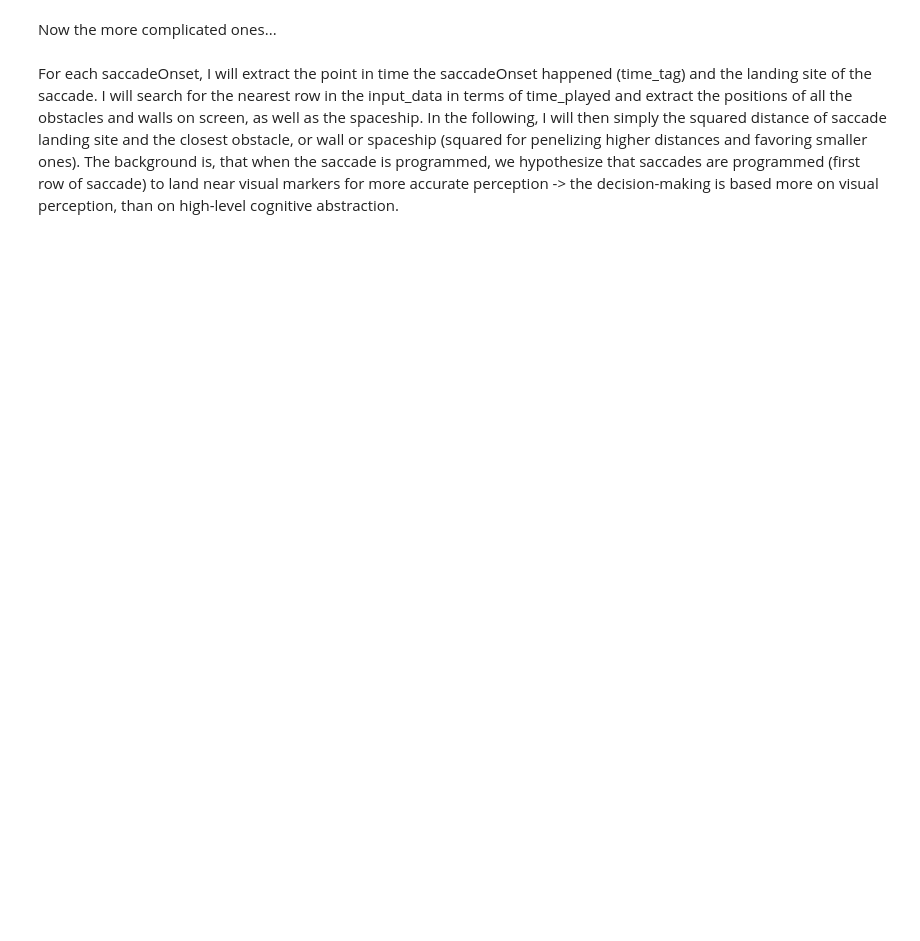
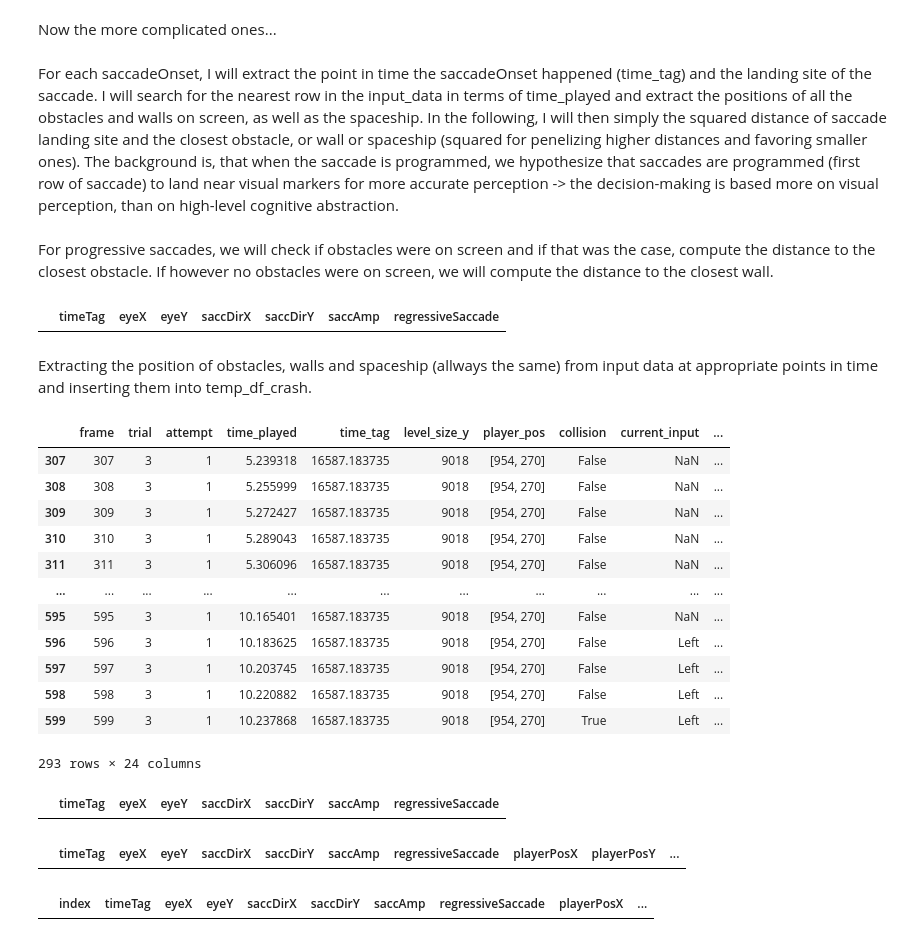
Before and after one commit to nilsheinrich/eye_movement_analysis_moonlander, a Jupyter notebook: situational_analysis.ipynb, the cells around one changed output. Drawn from its saved outputs; the diff is of its cells as text; code cells hidden in the pictures; blank space fills up the shorter version.

```diff
--- a/situational_analysis.ipynb
+++ b/situational_analysis.ipynb
@@ -324,3 +683,5 @@ Name: saccade_amplitude, dtype: float64
 Now the more complicated ones...
 # %% [markdown]
 For each saccadeOnset, I will extract the point in time the saccadeOnset happened (time_tag) and the landing site of the saccade. I will search for the nearest row in the input_data in terms of time_played and extract the positions of all the obstacles and walls on screen, as well as the spaceship. In the following, I will then simply the squared distance of saccade landing site and the closest obstacle, or wall or spaceship (squared for penelizing higher distances and favoring smaller ones). The background is, that when the saccade is programmed, we hypothesize that saccades are programmed (first row of saccade) to land near visual markers for more accurate perception -> the decision-making is based more on visual perception, than on high-level cognitive abstraction.
+# %% [markdown]
+For progressive saccades, we will check if obstacles were on screen and if that was the case, compute the distance to the closest obstacle. If however no obstacles were on screen, we will compute the distance to the closest wall.
@@ -326,0 +716,47 @@ For each saccadeOnset, I will extract the point in time the saccadeOnset happene
+# %%
+# Putting together the temporary saccade dataFrame
+temp = {'timeTag': timeTags, 'eyeX': eyeX, 'eyeY': eyeY, 'saccDirX': saccDirX, 'saccDirY': saccDirY, 'saccAmp': saccAmps}
+temp_df_crash = pd.DataFrame(data=temp)
+
+# flagging regressive saccades
+temp_df_crash['regressiveSaccade'] = np.where(temp_df_crash['saccDirY']< 0, True, False)
+
+temp_df_crash
+# %% [output]
+|  | timeTag | eyeX | eyeY | saccDirX | saccDirY | saccAmp | regressiveSaccade |
+# %% [markdown]
+Extracting the position of obstacles, walls and spaceship (allways the same) from input data at appropriate points in time and inserting them into temp_df_crash.
+# %%
+input_data_ = input_data[input_data.time_played.between(start_time, end_time)]
+input_data_
+# %% [output]
+|  | frame | trial | attempt | time_played | time_tag | level_size_y | player_pos | collision | current_input | ... |
+| 307 | 307 | 3 | 1 | 5.239318 | 16587.183735 | 9018 | [954, 270] | False | NaN | ... |
+| 308 | 308 | 3 | 1 | 5.255999 | 16587.183735 | 9018 | [954, 270] | False | NaN | ... |
+| 309 | 309 | 3 | 1 | 5.272427 | 16587.183735 | 9018 | [954, 270] | False | NaN | ... |
+| 310 | 310 | 3 | 1 | 5.289043 | 16587.183735 | 9018 | [954, 270] | False | NaN | ... |
+| 311 | 311 | 3 | 1 | 5.306096 | 16587.183735 | 9018 | [954, 270] | False | NaN | ... |
+| ... | ... | ... | ... | ... | ... | ... | ... | ... | ... | ... |
+| 595 | 595 | 3 | 1 | 10.165401 | 16587.183735 | 9018 | [954, 270] | False | NaN | ... |
+| 596 | 596 | 3 | 1 | 10.183625 | 16587.183735 | 9018 | [954, 270] | False | Left | ... |
+| 597 | 597 | 3 | 1 | 10.203745 | 16587.183735 | 9018 | [954, 270] | False | Left | ... |
+| 598 | 598 | 3 | 1 | 10.220882 | 16587.183735 | 9018 | [954, 270] | False | Left | ... |
+| 599 | 599 | 3 | 1 | 10.237868 | 16587.183735 | 9018 | [954, 270] | True | Left | ... |
+293 rows × 24 columns
+# %%
+temp_df_crash
+# %% [output]
+|  | timeTag | eyeX | eyeY | saccDirX | saccDirY | saccAmp | regressiveSaccade |
+# %%
+temp_df_crash['playerPosX'] = [np.nan]*len(temp_df_crash)
+temp_df_crash['playerPosY'] = [np.nan]*len(temp_df_crash)
+#temp_df_crash['wallPos'] = [np.nan]*len(temp_df_crash)
+temp_df_crash['obstaclesPos'] = [np.nan]*len(temp_df_crash)
+temp_df_crash
+# %% [output]
+|  | timeTag | eyeX | eyeY | saccDirX | saccDirY | saccAmp | regressiveSaccade | playerPosX | playerPosY | ... |
+# %%
+temp_df_crash = temp_df_crash.reset_index()
+temp_df_crash
+# %% [output]
+|  | index | timeTag | eyeX | eyeY | saccDirX | saccDirY | saccAmp | regressiveSaccade | playerPosX | ... |
```
Also changed, not shown: parts of 35 cells of this notebook, 3 other files.
